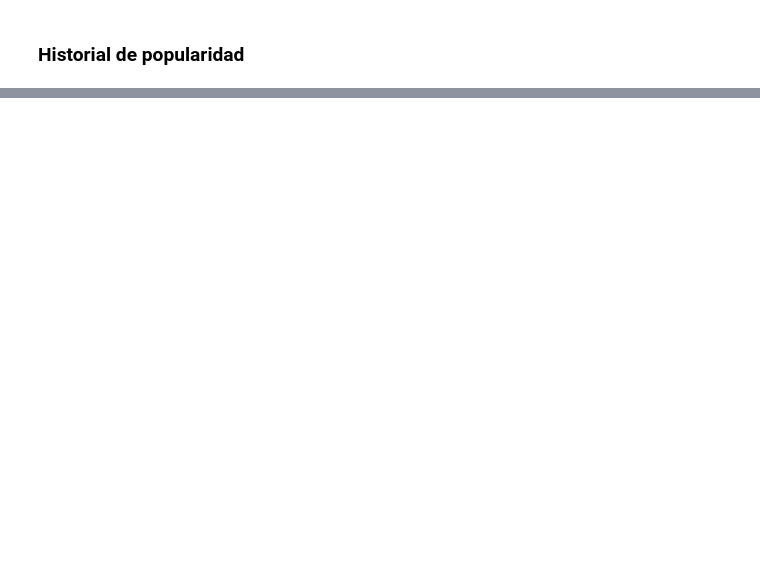
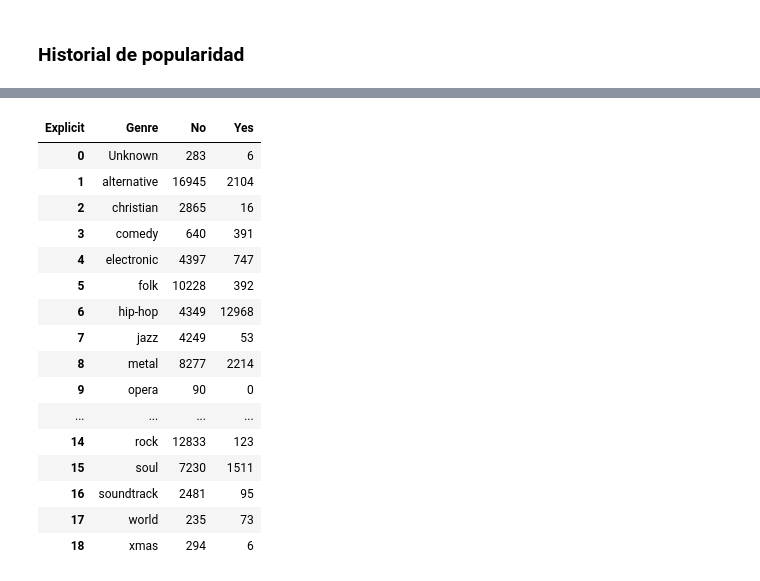
Before and after one commit to carlosordo/Intro-Python, a Jupyter notebook: Clase 4/Clase_4.ipynb, the cells around one changed output, grey strips where cells are left out. Cells and saved outputs as stored; diff of their text form; code cells hidden in the pictures; blank space fills up the shorter version.

```diff
--- a/Clase 4/Clase_4.ipynb
+++ b/Clase 4/Clase_4.ipynb
@@ -57,0 +232,20 @@ explicit = pd.pivot_table(df_2.groupby(['Genre','Explicit']).size().reset_index(
+# %%
+pd.pivot_table(df_2,index='Genre',columns='Explicit',values='artist',aggfunc='count',fill_value=0).reset_index()
+# %% [output]
+| Explicit | Genre | No | Yes |
+| 0 | Unknown | 283 | 6 |
+| 1 | alternative | 16945 | 2104 |
+| 2 | christian | 2865 | 16 |
+| 3 | comedy | 640 | 391 |
+| 4 | electronic | 4397 | 747 |
+| 5 | folk | 10228 | 392 |
+| 6 | hip-hop | 4349 | 12968 |
+| 7 | jazz | 4249 | 53 |
+| 8 | metal | 8277 | 2214 |
+| 9 | opera | 90 | 0 |
+| ... | ... | ... | ... |
+| 14 | rock | 12833 | 123 |
+| 15 | soul | 7230 | 1511 |
+| 16 | soundtrack | 2481 | 95 |
+| 17 | world | 235 | 73 |
+| 18 | xmas | 294 | 6 |
```
Also changed, not shown: parts of 24 cells of this notebook.
